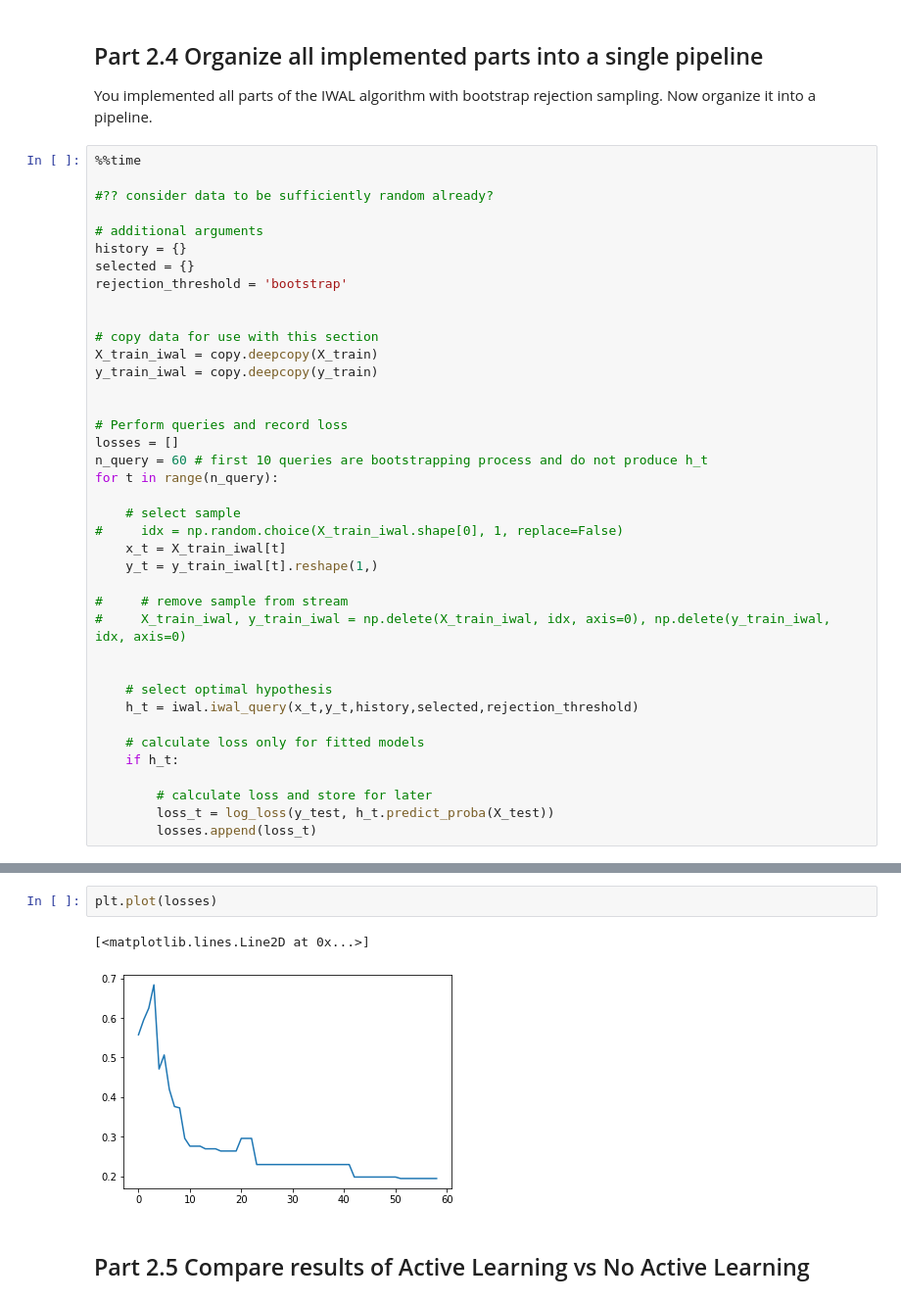
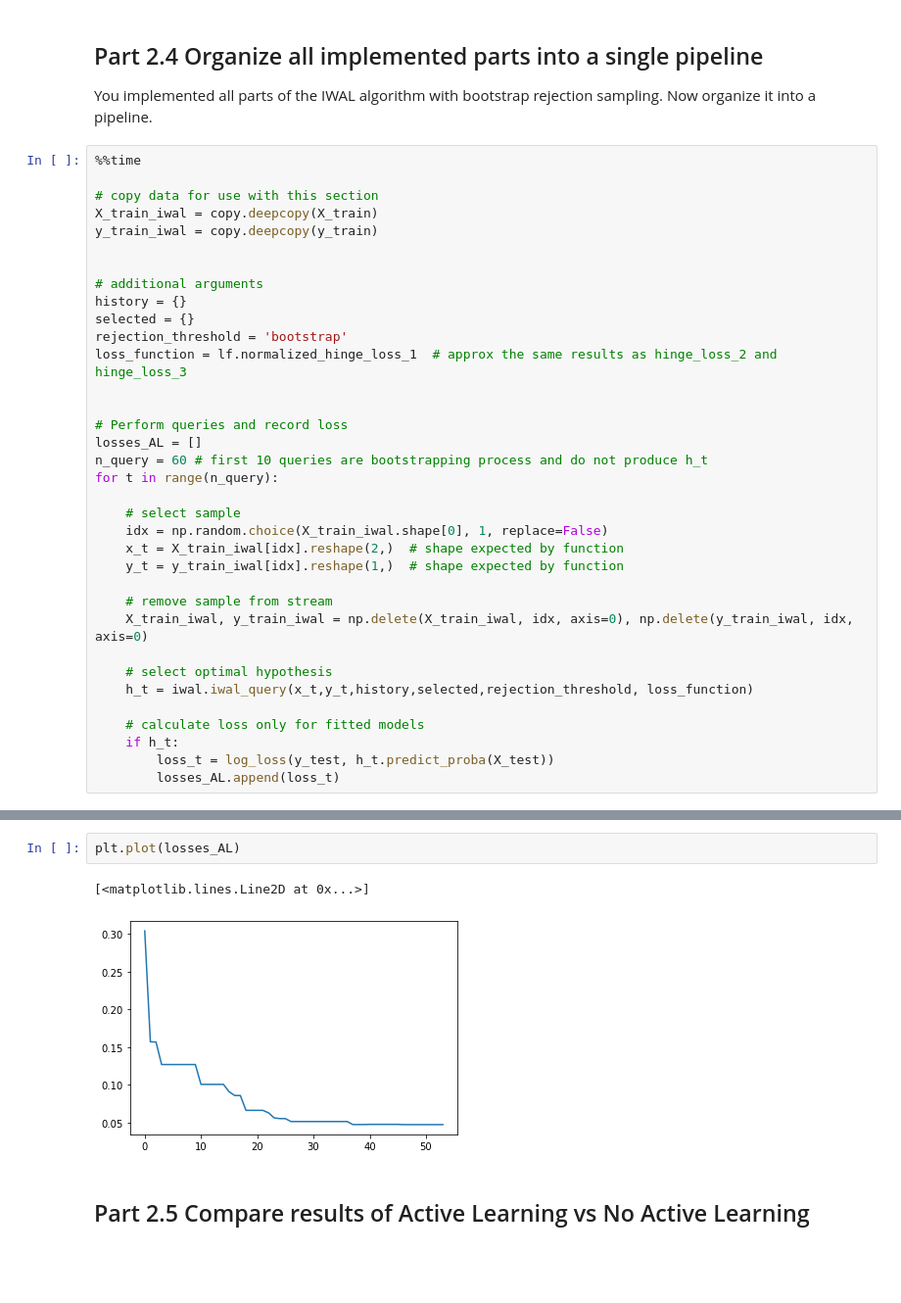
Before and after one commit to ryanquinnnelson/CMU-02750-Query-Selection-Methods-in-Active-Learning, a Jupyter notebook: HW2Q2_ryan.ipynb, the cells around one changed output, grey strips where cells are left out. Shown: that part at 98% size. Cells and saved outputs as stored; diff of their text form; blank space fills up the shorter version.

Commit message:
Updated loss function with new max number, finished Question 2 in notebook

```diff
--- a/HW2Q2_ryan.ipynb
+++ b/HW2Q2_ryan.ipynb
@@ -130,41 +95,37 @@ where $p_{min}$ is a lower bound on the sampling probability
 You implemented all parts of the IWAL algorithm with bootstrap rejection sampling. Now organize it into a pipeline.
 # %%
 %%time
-
-#?? consider data to be sufficiently random already?
-
-# additional arguments
-history = {}
-selected = {}
-rejection_threshold = 'bootstrap'
-
 
 # copy data for use with this section
 X_train_iwal = copy.deepcopy(X_train)
 y_train_iwal = copy.deepcopy(y_train)
 
 
+# additional arguments
+history = {}
+selected = {}
+rejection_threshold = 'bootstrap'
+loss_function = lf.normalized_hinge_loss_1  # approx the same results as hinge_loss_2 and hinge_loss_3
+
+
 # Perform queries and record loss
-losses = []
+losses_AL = []
 n_query = 60 # first 10 queries are bootstrapping process and do not produce h_t
 for t in range(n_query):
 
     # select sample
-#     idx = np.random.choice(X_train_iwal.shape[0], 1, replace=False)
-    x_t = X_train_iwal[t]
-    y_t = y_train_iwal[t].reshape(1,)
+    idx = np.random.choice(X_train_iwal.shape[0], 1, replace=False)
+    x_t = X_train_iwal[idx].reshape(2,)  # shape expected by function
+    y_t = y_train_iwal[idx].reshape(1,)  # shape expected by function
 
-#     # remove sample from stream
-#     X_train_iwal, y_train_iwal = np.delete(X_train_iwal, idx, axis=0), np.delete(y_train_iwal, idx, axis=0)
-
+    # remove sample from stream
+    X_train_iwal, y_train_iwal = np.delete(X_train_iwal, idx, axis=0), np.delete(y_train_iwal, idx, axis=0)
 
     # select optimal hypothesis
-    h_t = iwal.iwal_query(x_t,y_t,history,selected,rejection_threshold)
+    h_t = iwal.iwal_query(x_t,y_t,history,selected,rejection_threshold, loss_function)
 
     # calculate loss only for fitted models
     if h_t:
-
-        # calculate loss and store for later
         loss_t = log_loss(y_test, h_t.predict_proba(X_test))
-        losses.append(loss_t)
+        losses_AL.append(loss_t)
 # %% [output]
@@ -173,8 +134,8 @@ Wall time: 11.6 s
 # %%
-plt.plot(losses)
+plt.plot(losses_AL)
 # %% [output]
 [<matplotlib.lines.Line2D at 0x...>]
-[figure, old version]
+[figure, new version]
 # %% [markdown]
 ## Part 2.5 Compare results of Active Learning vs No Active Learning
 # %% [markdown]
```
Also changed, not shown: parts of 12 cells of this notebook, 2 other files.
